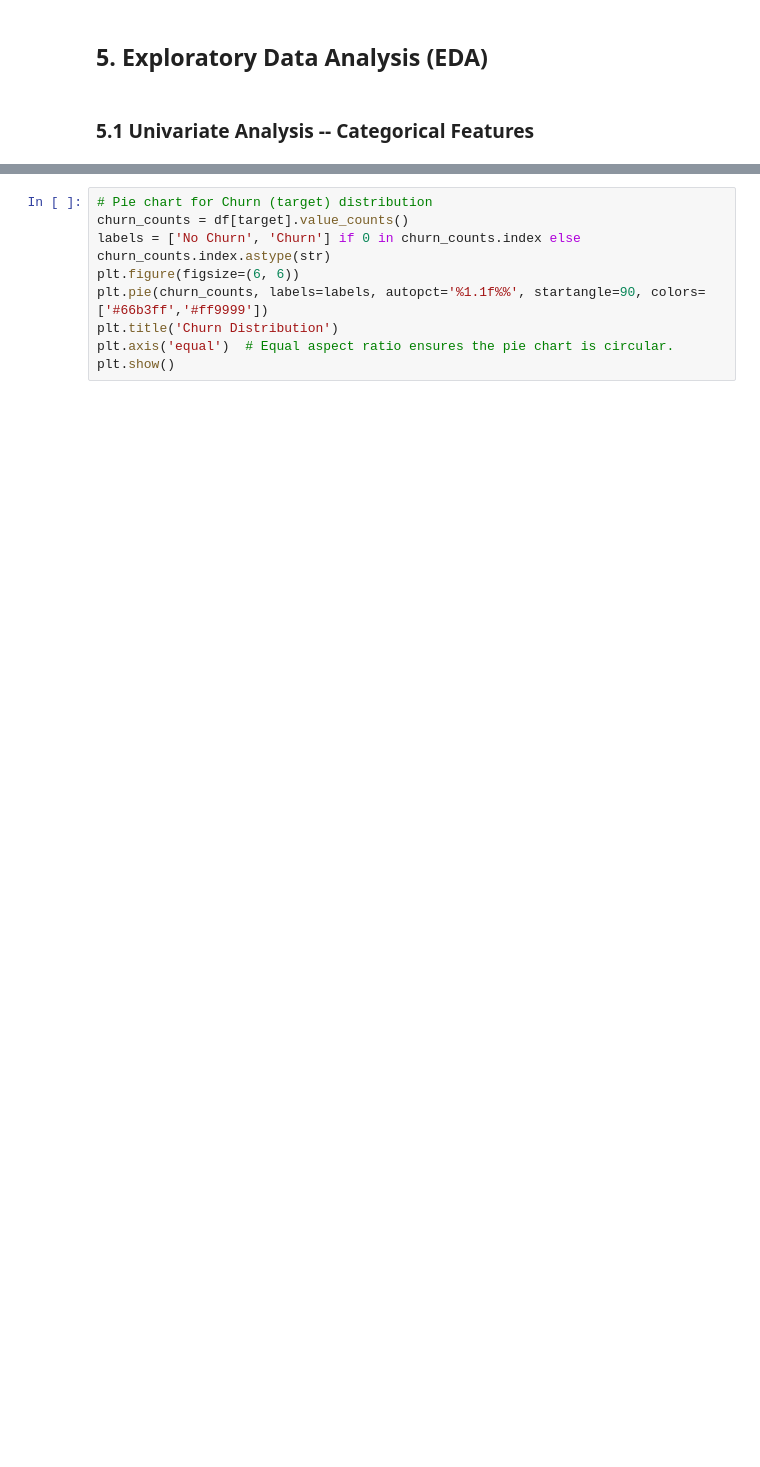
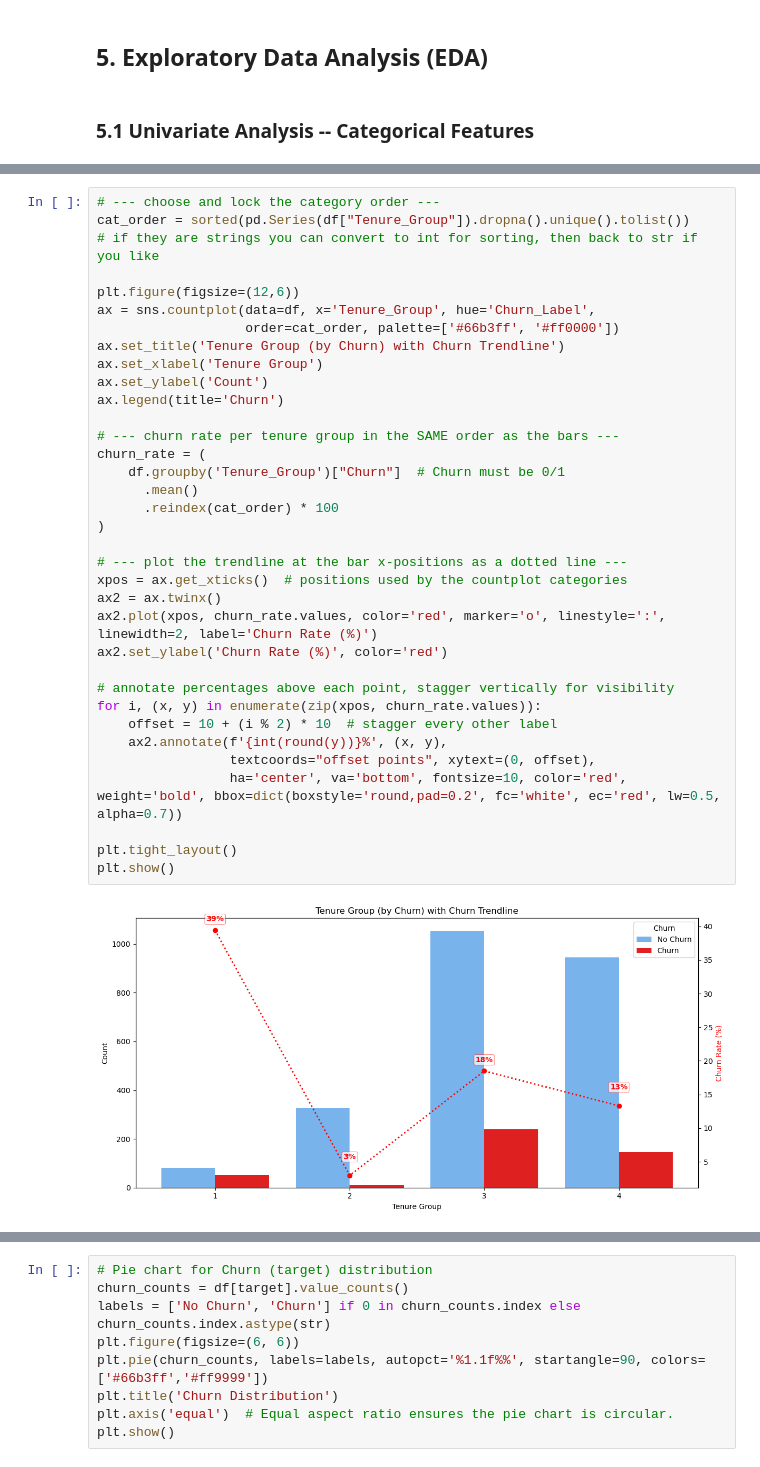
Before and after one commit to FrancisAungThu/TelecomChurnAnalysis, a Jupyter notebook: ChurnAnalysis.ipynb, the cells around one changed output, grey strips where cells are left out. Saved outputs shown, nothing was run; the diff lists cells and outputs as text; blank space fills up the shorter version.

```diff
--- a/ChurnAnalysis.ipynb
+++ b/ChurnAnalysis.ipynb
@@ -328,0 +387,37 @@ Churn Rate Age Rank 3: 20.16348773841962
+# %%
+# --- choose and lock the category order ---
+cat_order = sorted(pd.Series(df["Tenure_Group"]).dropna().unique().tolist())
+# if they are strings you can convert to int for sorting, then back to str if you like
+
+plt.figure(figsize=(12,6))
+ax = sns.countplot(data=df, x='Tenure_Group', hue='Churn_Label',
+                   order=cat_order, palette=['#66b3ff', '#ff0000'])
+ax.set_title('Tenure Group (by Churn) with Churn Trendline')
+ax.set_xlabel('Tenure Group')
+ax.set_ylabel('Count')
+ax.legend(title='Churn')
+
+# --- churn rate per tenure group in the SAME order as the bars ---
+churn_rate = (
+    df.groupby('Tenure_Group')["Churn"]  # Churn must be 0/1
+      .mean()
+      .reindex(cat_order) * 100
+)
+
+# --- plot the trendline at the bar x-positions as a dotted line ---
+xpos = ax.get_xticks()  # positions used by the countplot categories
+ax2 = ax.twinx()
+ax2.plot(xpos, churn_rate.values, color='red', marker='o', linestyle=':', linewidth=2, label='Churn Rate (%)')
+ax2.set_ylabel('Churn Rate (%)', color='red')
+
+# annotate percentages above each point, stagger vertically for visibility
+for i, (x, y) in enumerate(zip(xpos, churn_rate.values)):
+    offset = 10 + (i % 2) * 10  # stagger every other label
+    ax2.annotate(f'{int(round(y))}%', (x, y),
+                 textcoords="offset points", xytext=(0, offset),
+                 ha='center', va='bottom', fontsize=10, color='red', weight='bold', bbox=dict(boxstyle='round,pad=0.2', fc='white', ec='red', lw=0.5, alpha=0.7))
+
+plt.tight_layout()
+plt.show()
+# %% [output]
+[figure, added]
```
Also changed, not shown: parts of 27 cells of this notebook.
